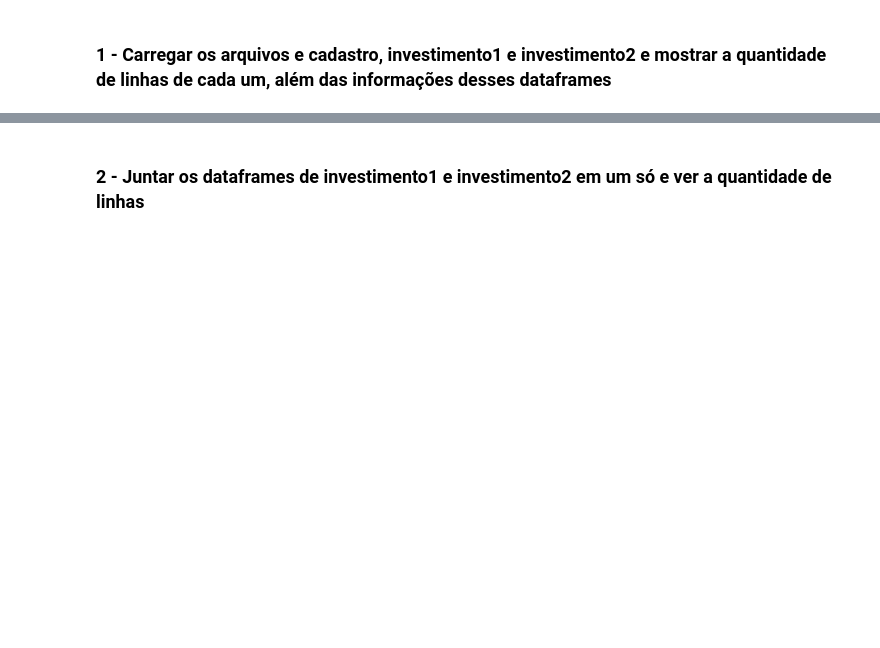
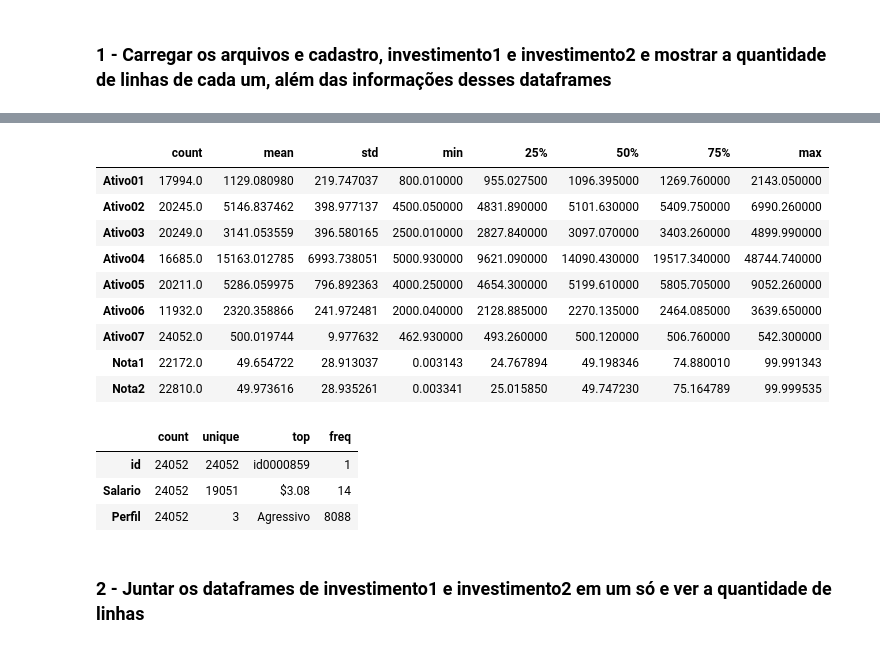
Before and after one commit to Liz03Oliver/analise_exploratoria_dados_financeiros, a Jupyter notebook: analise.ipynb, the cells around one changed output, grey strips where cells are left out. Drawn from its saved outputs; the diff is of its cells as text; code cells hidden in the pictures; blank space fills up the shorter version.

```diff
--- a/analise.ipynb
+++ b/analise.ipynb
@@ -45,3 +171,24 @@ Tamanho do investimento_parte2 288624
+# %%
+# Algumas informações sobre os dados de investimento_2
+fin_02.describe(exclude='object').T
+# %% [output]
+|  | count | mean | std | min | 25% | 50% | 75% | max |
+| Ativo01 | 17994.0 | 1129.080980 | 219.747037 | 800.010000 | 955.027500 | 1096.395000 | 1269.760000 | 2143.050000 |
+| Ativo02 | 20245.0 | 5146.837462 | 398.977137 | 4500.050000 | 4831.890000 | 5101.630000 | 5409.750000 | 6990.260000 |
+| Ativo03 | 20249.0 | 3141.053559 | 396.580165 | 2500.010000 | 2827.840000 | 3097.070000 | 3403.260000 | 4899.990000 |
+| Ativo04 | 16685.0 | 15163.012785 | 6993.738051 | 5000.930000 | 9621.090000 | 14090.430000 | 19517.340000 | 48744.740000 |
+| Ativo05 | 20211.0 | 5286.059975 | 796.892363 | 4000.250000 | 4654.300000 | 5199.610000 | 5805.705000 | 9052.260000 |
+| Ativo06 | 11932.0 | 2320.358866 | 241.972481 | 2000.040000 | 2128.885000 | 2270.135000 | 2464.085000 | 3639.650000 |
+| Ativo07 | 24052.0 | 500.019744 | 9.977632 | 462.930000 | 493.260000 | 500.120000 | 506.760000 | 542.300000 |
+| Nota1 | 22172.0 | 49.654722 | 28.913037 | 0.003143 | 24.767894 | 49.198346 | 74.880010 | 99.991343 |
+| Nota2 | 22810.0 | 49.973616 | 28.935261 | 0.003341 | 25.015850 | 49.747230 | 75.164789 | 99.999535 |
+# %%
+fin_02.describe(exclude='float').T
+# %% [output]
+|  | count | unique | top | freq |
+| id | 24052 | 24052 | id0000859 | 1 |
+| Salario | 24052 | 19051 | $3.08 | 14 |
+| Perfil | 24052 | 3 | Agressivo | 8088 |
 # %% [markdown]
 ### 2 - Juntar os dataframes de investimento1 e investimento2 em um só e ver a quantidade de linhas
 # %%
```
Also changed, not shown: parts of 23 cells of this notebook.
